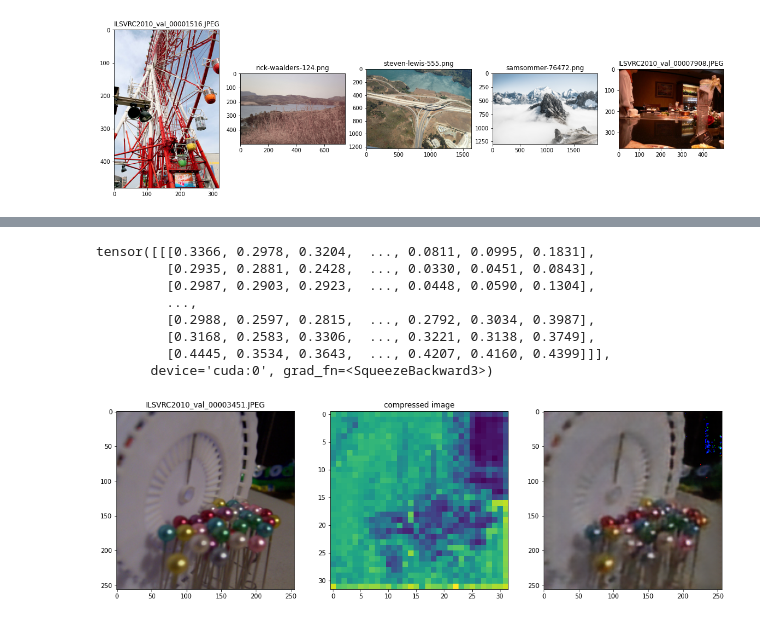
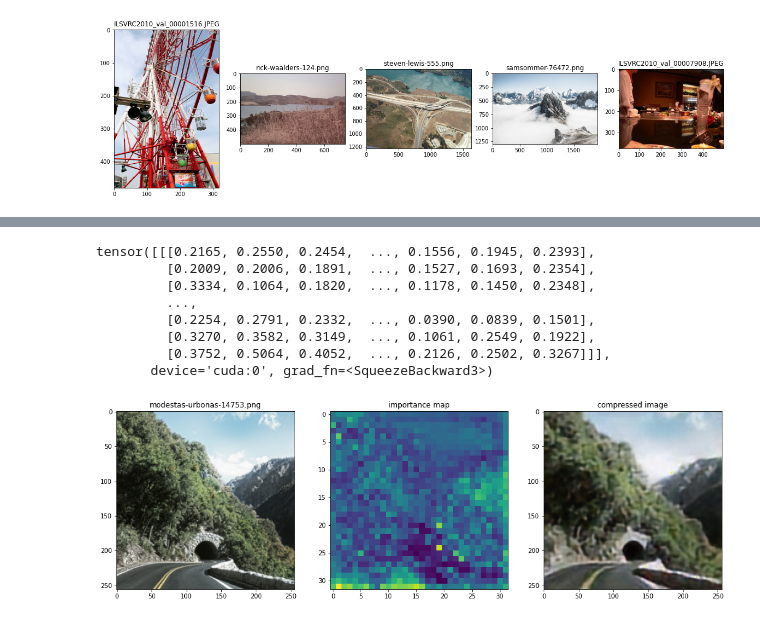
Before and after one commit to Ramprabu95/AI_based_image_compression, a Jupyter notebook: Learning_convolutional_Networks_for_Content_weighted_Image_Compression.ipynb, the cells around one changed output, grey strips where cells are left out. Saved outputs shown, nothing was run; the diff lists cells and outputs as text; code cells hidden in the pictures.

```diff
--- a/Learning_convolutional_Networks_for_Content_weighted_Image_Compression.ipynb
+++ b/Learning_convolutional_Networks_for_Content_weighted_Image_Compression.ipynb
@@ -376,38 +376,39 @@ import os
 import random
 from PIL import Image
 fullnet = full_layers().to(device)
 fullnet.load_state_dict(torch.load(PATH))
 dir_root = '/content/drive/MyDrive/Colab Notebooks/'
 train_dir = os.path.join(dir_root, 'train (1)')
 TRAIN_TRANSFORMS_reverse = transforms.Compose([transforms.ToPILImage()])
 plt.figure(figsize=(30,30))
 for i in range(1):
   file = random.choice(os.listdir(train_dir))
   image_path= os.path.join(train_dir, file)
   image= load_image(image_path)
   image_tensor = TRAIN_TRANSFORMS_256(image)
   inputs = image_tensor.unsqueeze(0)
   inputs = Variable(inputs.to(device))
   output = fullnet(inputs)[0]
   map = fullnet(inputs)[1]
   ax=plt.subplot(1,5,i+1)
   ax.title.set_text(file)
   plt.imshow(TRAIN_TRANSFORMS_reverse(image_tensor.squeeze_(0)))
   ax=plt.subplot(1,5,i+2)
-  ax.title.set_text("compressed image")
+  ax.title.set_text("importance map")
   #print(activation['imp_map'].shape,output.shape)
   plt.imshow(TRAIN_TRANSFORMS_reverse(map.squeeze_(0)))
   ax=plt.subplot(1,5,i+3)
+  ax.title.set_text("compressed image")
   plt.imshow(TRAIN_TRANSFORMS_reverse(output.squeeze_(0)))
   print(map)
   #print(output[0])
 # %% [output]
-tensor([[[0.3366, 0.2978, 0.3204,  ..., 0.0811, 0.0995, 0.1831],
-         [0.2935, 0.2881, 0.2428,  ..., 0.0330, 0.0451, 0.0843],
-         [0.2987, 0.2903, 0.2923,  ..., 0.0448, 0.0590, 0.1304],
+tensor([[[0.2165, 0.2550, 0.2454,  ..., 0.1556, 0.1945, 0.2393],
+         [0.2009, 0.2006, 0.1891,  ..., 0.1527, 0.1693, 0.2354],
+         [0.3334, 0.1064, 0.1820,  ..., 0.1178, 0.1450, 0.2348],
          ...,
-         [0.2988, 0.2597, 0.2815,  ..., 0.2792, 0.3034, 0.3987],
-         [0.3168, 0.2583, 0.3306,  ..., 0.3221, 0.3138, 0.3749],
-         [0.4445, 0.3534, 0.3643,  ..., 0.4207, 0.4160, 0.4399]]],
+         [0.2254, 0.2791, 0.2332,  ..., 0.0390, 0.0839, 0.1501],
+         [0.3270, 0.3582, 0.3149,  ..., 0.1061, 0.2549, 0.1922],
+         [0.3752, 0.5064, 0.4052,  ..., 0.2126, 0.2502, 0.3267]]],
        device='cuda:0', grad_fn=<SqueezeBackward3>)
-[figure, old version]
+[figure, new version]
```
